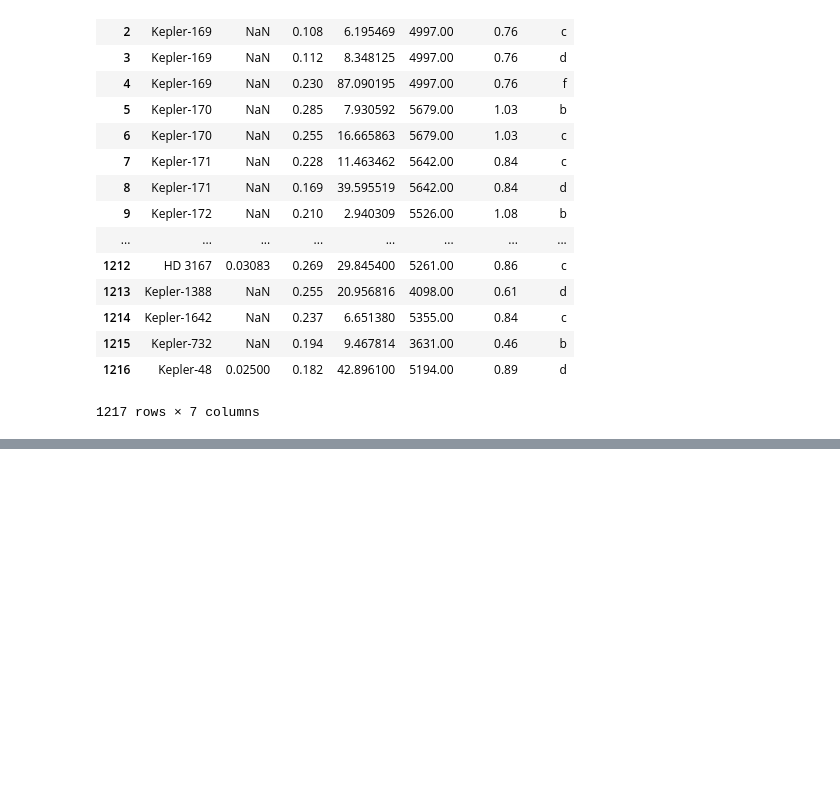
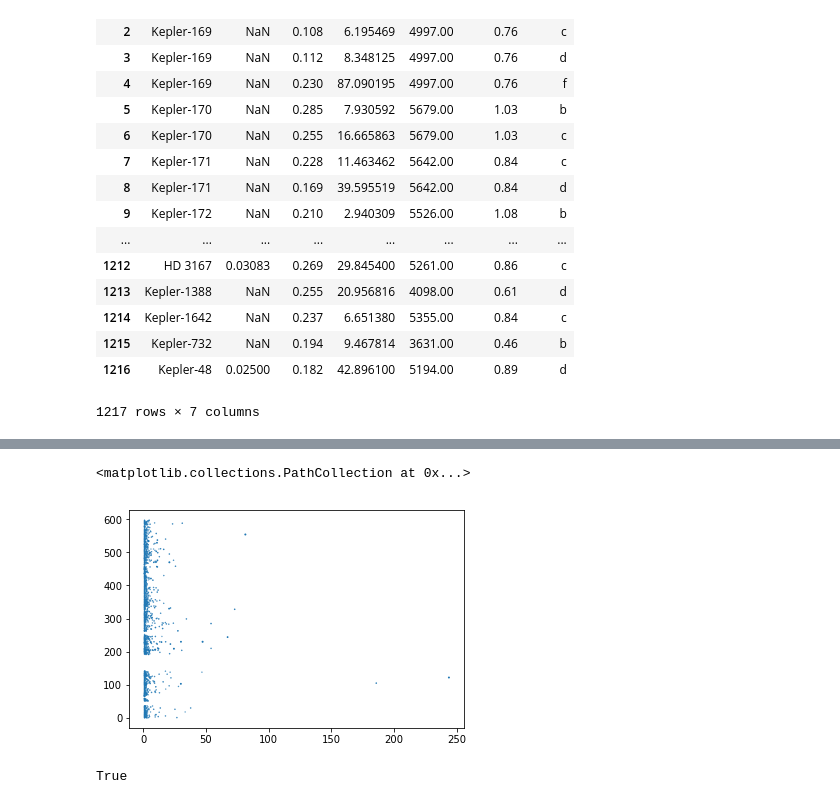
Before and after one commit to megbedell/hackaas2018, a Jupyter notebook: dev.ipynb, the cells around one changed output, grey strips where cells are left out. Cells and saved outputs as stored; diff of their text form; code cells hidden in the pictures; blank space fills up the shorter version.

```diff
--- a/dev.ipynb
+++ b/dev.ipynb
@@ -180,0 +154,10 @@ df.keys()
+# %%
+df = pd.read_csv('multiples.csv')
+plt.scatter(df.PeriodRatio,df.StarInt,s=df.Radius)
+# %% [output]
+<matplotlib.collections.PathCollection at 0x...>
+[figure, added]
+# %%
+np.any(np.isnan(df.Radius))
+# %% [output]
+True
```
Also changed, not shown: parts of 11 cells of this notebook, 3 other files.
